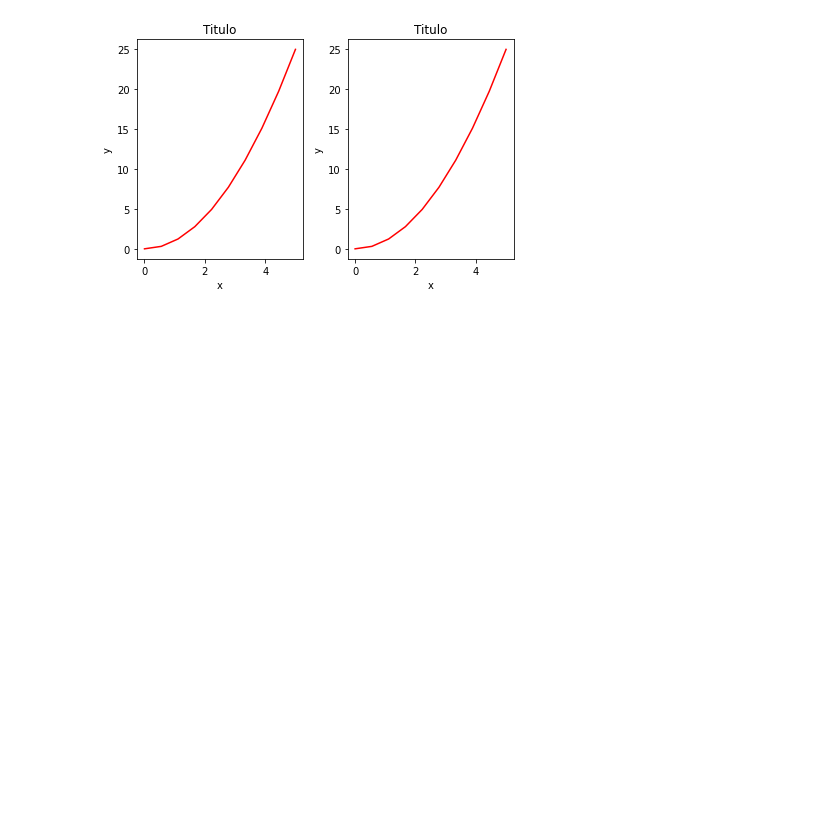
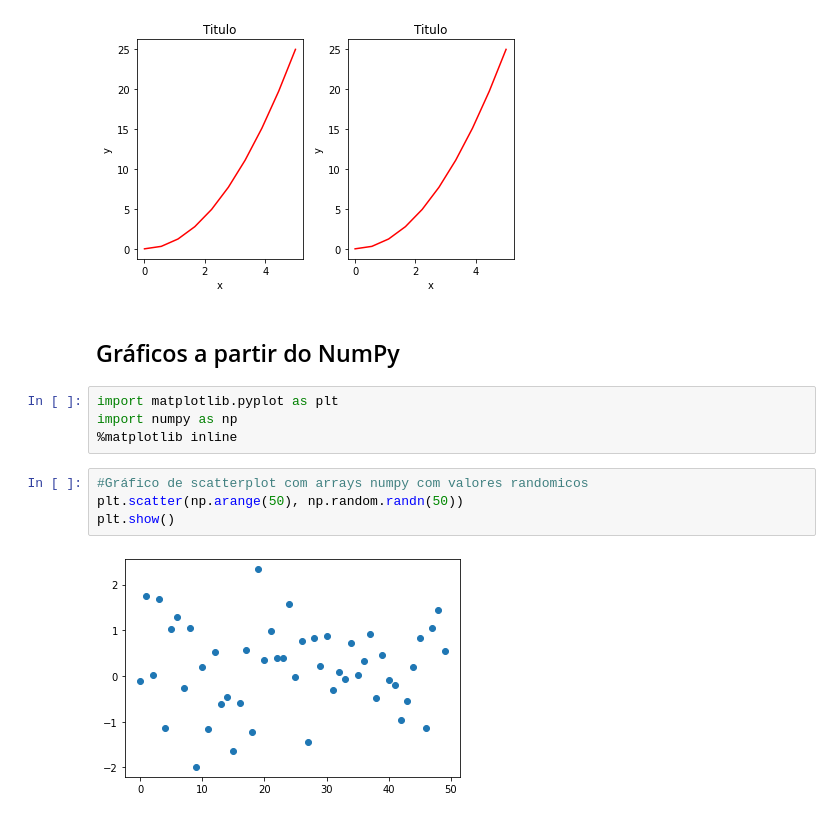
Before and after one commit to jonathan-JIPSlok/DataScience, a Jupyter notebook: Graficos_matplotlib/main.ipynb, the cells around one changed output. Drawn from its saved outputs; the diff is of its cells as text; blank space fills up the shorter version.

Commit message:
Matplotlib: Gráficos a partir do Numpy

```diff
--- a/Graficos_matplotlib/main.ipynb
+++ b/Graficos_matplotlib/main.ipynb
@@ -193,3 +193,15 @@ for ax in axes:
 fig.tight_layout()
 # %% [output]
 [figure]
+# %% [markdown]
+## Gráficos a partir do NumPy
+# %%
+import matplotlib.pyplot as plt
+import numpy as np
+%matplotlib inline
+# %%
+#Gráfico de scatterplot com arrays numpy com valores randomicos
+plt.scatter(np.arange(50), np.random.randn(50))
+plt.show()
+# %% [output]
+[figure, added]
```
Also changed, not shown: parts of 9 cells of this notebook.
